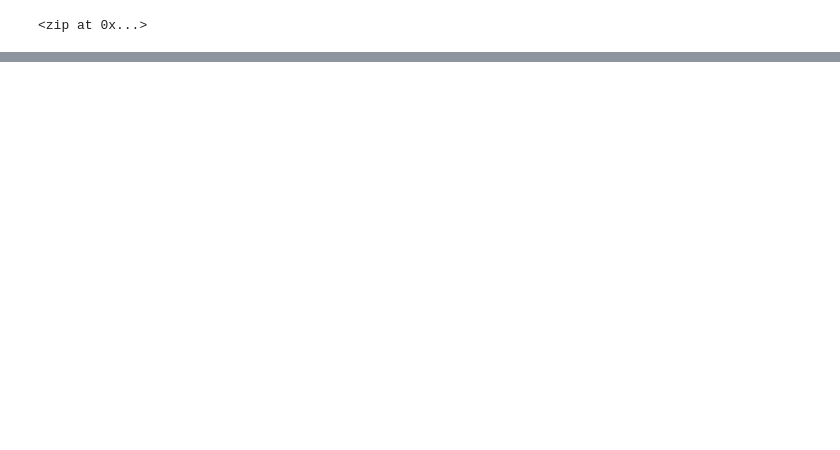
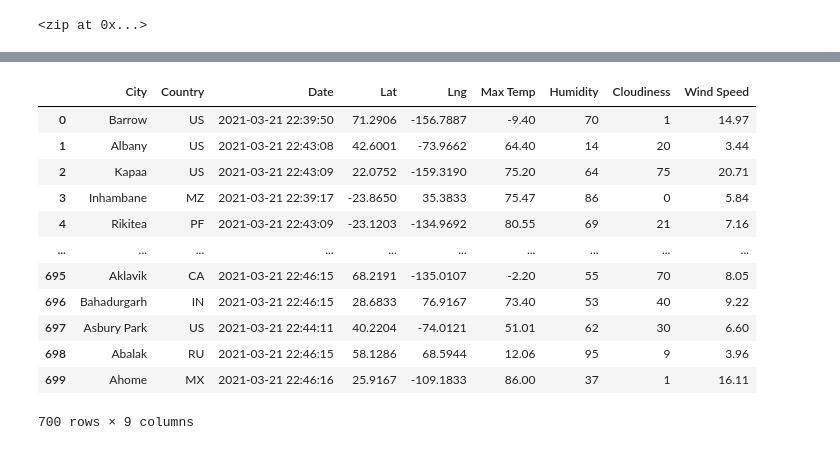
Before and after one commit to manriquep/World_Weather_Analysis, a Jupyter notebook: WeatherPy.ipynb, the cells around one changed output, grey strips where cells are left out. Drawn from its saved outputs; the diff is of its cells as text; code cells hidden in the pictures; blank space fills up the shorter version.

```diff
--- a/WeatherPy.ipynb
+++ b/WeatherPy.ipynb
@@ -33,0 +43,2 @@ len(cities)
+# %%
+url = "http://api.openweathermap.org/data/2.5/weather?units=Imperial&APPID=" + weather_api_key
@@ -33,0 +136,4 @@ len(cities)
+# %%
+# Convert the array of dictionaries to a Pandas DataFrame.
+city_data_df = pd.DataFrame(city_data)
+city_data_df.head(10)
@@ -33,0 +152,21 @@ len(cities)
+# %%
+# Reorder the column order
+new_column_order = ["City", "Country", "Date", "Lat","Lng", "Max Temp", "Humidity", "Cloudiness", "Wind Speed"]
+# %%
+city_data_df = city_data_df[new_column_order]
+# %%
+city_data_df
+# %% [output]
+|  | City | Country | Date | Lat | Lng | Max Temp | Humidity | Cloudiness | Wind Speed |
+| 0 | Barrow | US | 2021-03-21 22:39:50 | 71.2906 | -156.7887 | -9.40 | 70 | 1 | 14.97 |
+| 1 | Albany | US | 2021-03-21 22:43:08 | 42.6001 | -73.9662 | 64.40 | 14 | 20 | 3.44 |
+| 2 | Kapaa | US | 2021-03-21 22:43:09 | 22.0752 | -159.3190 | 75.20 | 64 | 75 | 20.71 |
+| 3 | Inhambane | MZ | 2021-03-21 22:39:17 | -23.8650 | 35.3833 | 75.47 | 86 | 0 | 5.84 |
+| 4 | Rikitea | PF | 2021-03-21 22:43:09 | -23.1203 | -134.9692 | 80.55 | 69 | 21 | 7.16 |
+| ... | ... | ... | ... | ... | ... | ... | ... | ... | ... |
+| 695 | Aklavik | CA | 2021-03-21 22:46:15 | 68.2191 | -135.0107 | -2.20 | 55 | 70 | 8.05 |
+| 696 | Bahadurgarh | IN | 2021-03-21 22:46:15 | 28.6833 | 76.9167 | 73.40 | 53 | 40 | 9.22 |
+| 697 | Asbury Park | US | 2021-03-21 22:44:11 | 40.2204 | -74.0121 | 51.01 | 62 | 30 | 6.60 |
+| 698 | Abalak | RU | 2021-03-21 22:46:15 | 58.1286 | 68.5944 | 12.06 | 95 | 9 | 3.96 |
+| 699 | Ahome | MX | 2021-03-21 22:46:16 | 25.9167 | -109.1833 | 86.00 | 37 | 1 | 16.11 |
+700 rows × 9 columns
```
Also changed, not shown: parts of 7 cells of this notebook.
